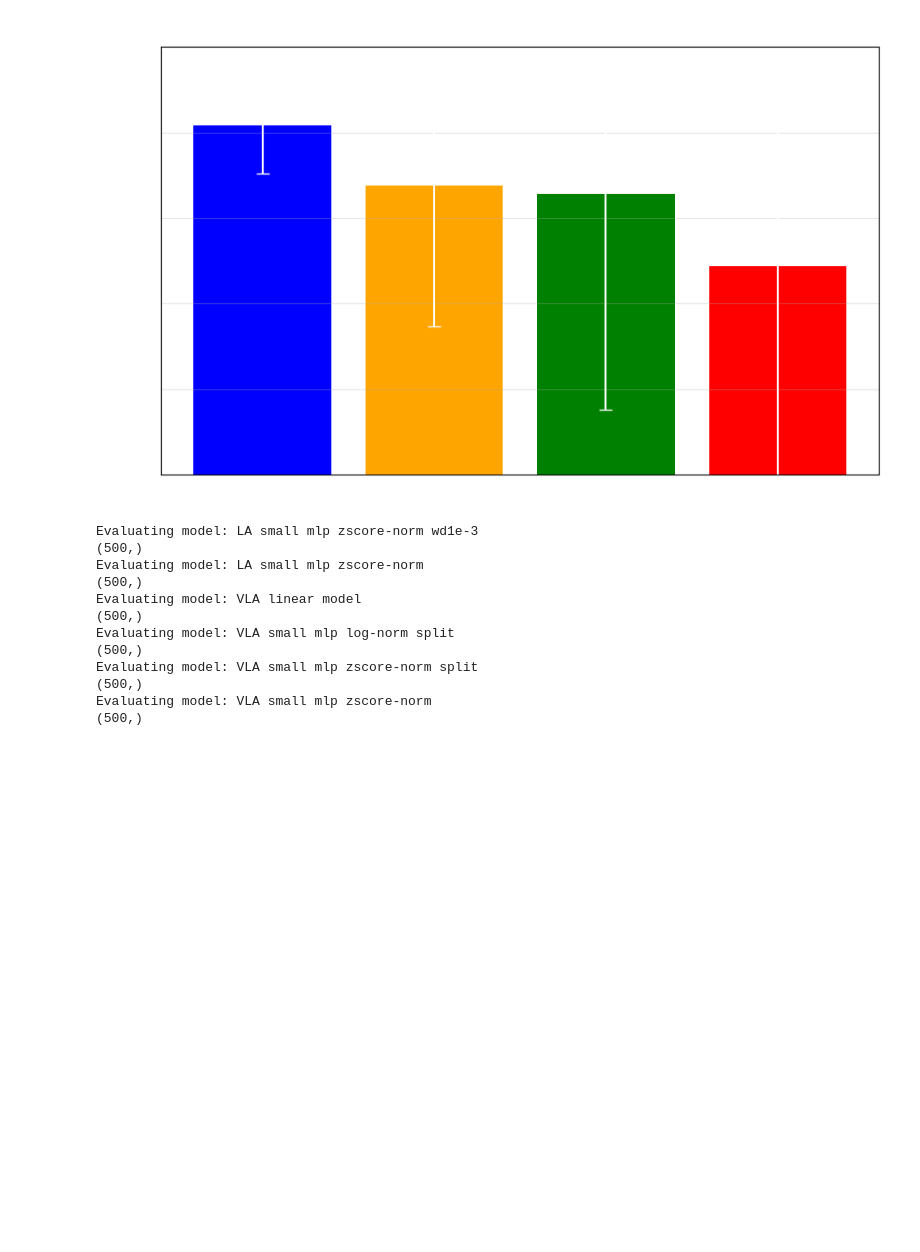
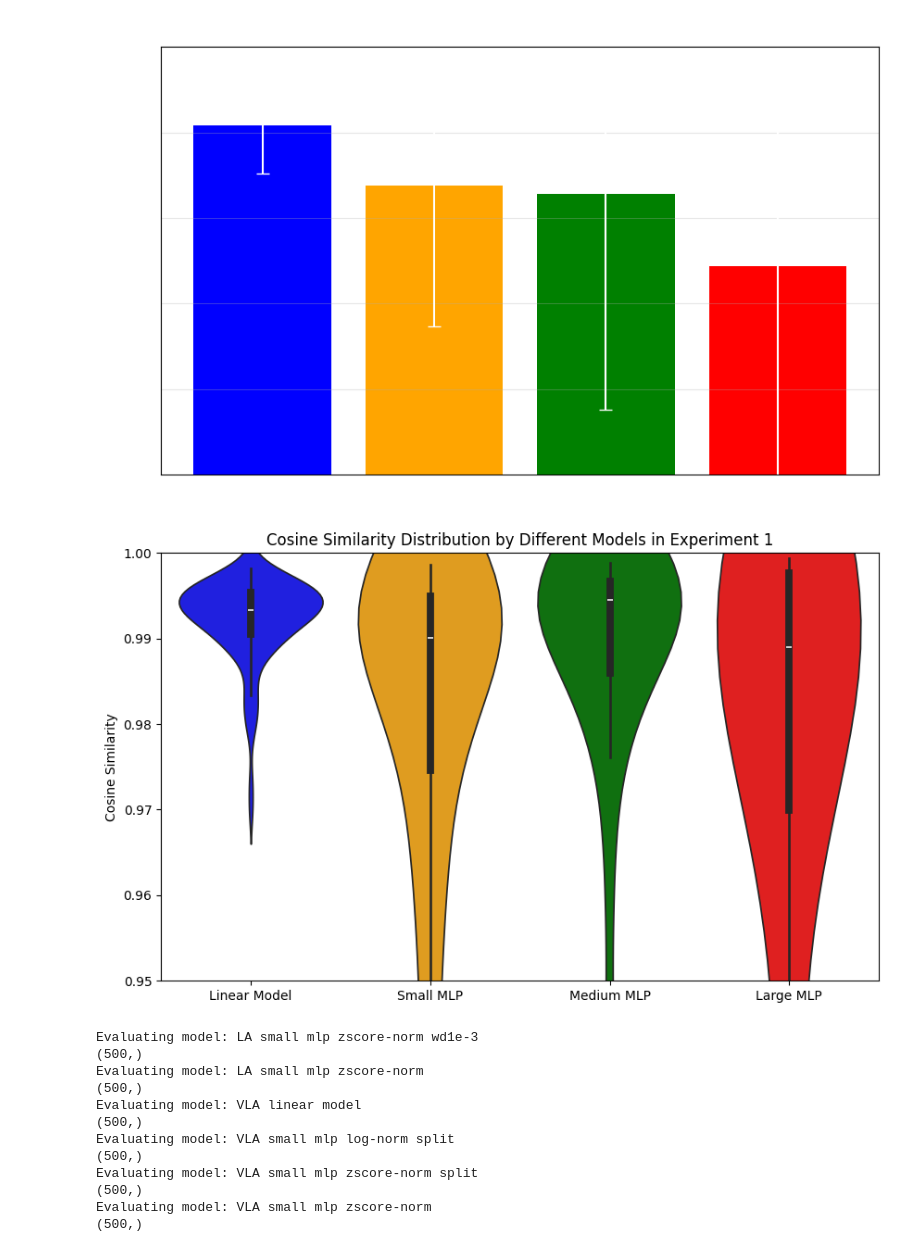
Before and after one commit to AlexeiKorolev/NASA-RL-Wavefront-Control, a Jupyter notebook: RL/visualize_evals.ipynb, the cells around one changed output. Cells and saved outputs as stored; diff of their text form; code cells hidden in the pictures; blank space fills up the shorter version.

```diff
--- a/RL/visualize_evals.ipynb
+++ b/RL/visualize_evals.ipynb
@@ -80,6 +78,36 @@ plt.savefig('images/cosine_similarity_experiment1.png', transparent=True)
 plt.show()
 # %% [output]
 [figure]
+# %%
+lin_path = "evals\\baseline_evals\\eval_linear model.pkl"
+sm_path = "evals\\baseline_evals\\eval_small mlp.pkl"
+mm_path = "evals\\baseline_evals\\eval_medium mlp.pkl"
+lm_path = "evals\\baseline_evals\\eval_large mlp.pkl"
+
+with open(lin_path, 'rb') as f:
+    lin_data = pickle.load(f)
+with open(sm_path, 'rb') as f:
+    sm_data = pickle.load(f)
+with open(mm_path, 'rb') as f:
+    mm_data = pickle.load(f)
+with open(lm_path, 'rb') as f:
+    lm_data = pickle.load(f)
+
+lin_cosine_raw = lin_data['cos_similarities_raw']
+sm_cosine_raw = sm_data['cos_similarities_raw']
+mm_cosine_raw = mm_data['cos_similarities_raw']
+lm_cosine_raw = lm_data['cos_similarities_raw']
+plt.figure(figsize=(10,6))
+sb.violinplot(data=[lin_cosine_raw, sm_cosine_raw, mm_cosine_raw, lm_cosine_raw],
+              palette=['blue', 'orange', 'green', 'red'])
+plt.xticks([0,1,2,3], ['Linear Model', 'Small MLP', 'Medium MLP', 'Large MLP'])
+plt.ylabel('Cosine Similarity')
+plt.ylim(0.90, 1)
+plt.title('Cosine Similarity Distribution by Different Models in Experiment 1')
+plt.savefig('images/cosine_similarity_distribution_experiment1.png', transparent=True)
+plt.show()
+# %% [output]
+[figure, added]
 # %%
 eval_dir = 'evals/VLA_evals'
 pkl_files = [f for f in os.listdir(eval_dir) if f.endswith('.pkl')]
```
Also changed, not shown: parts of 1 cell of this notebook, 17 other files.
